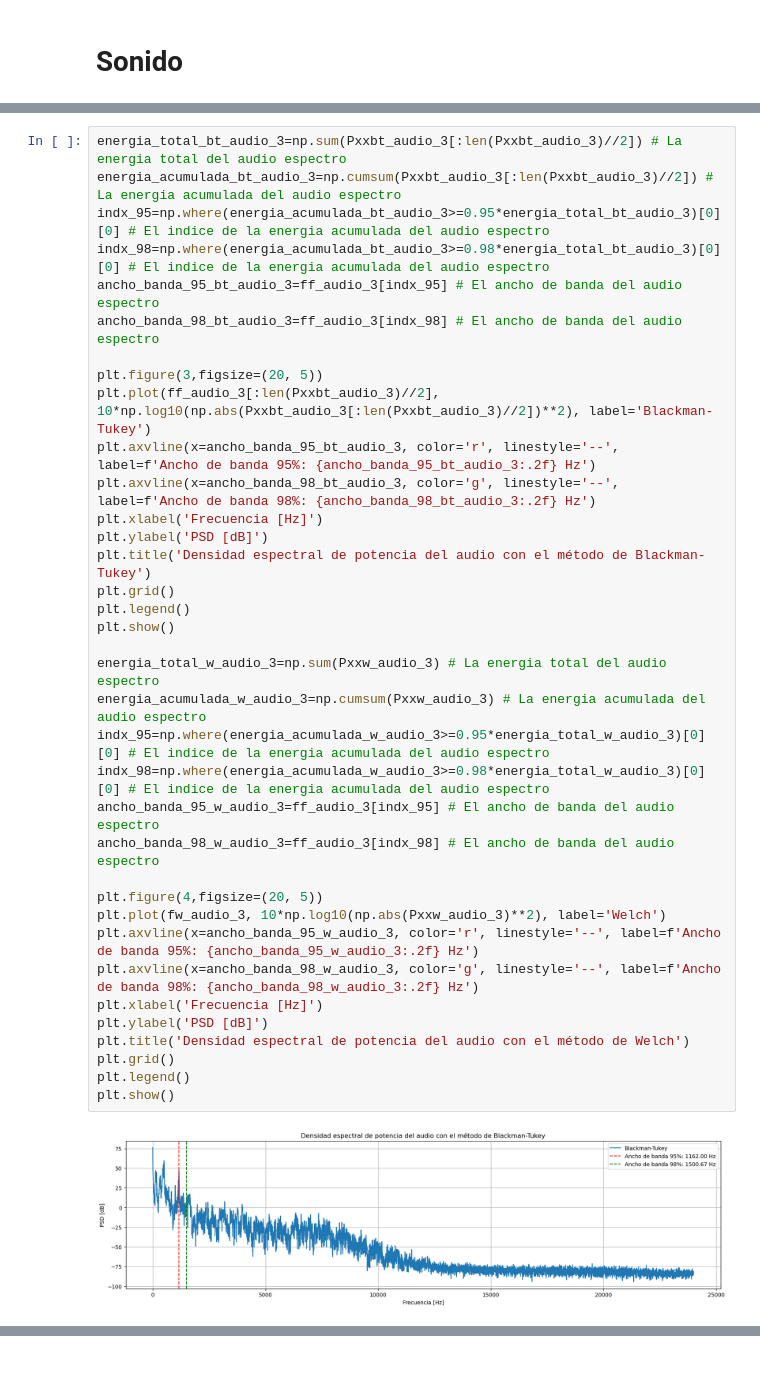
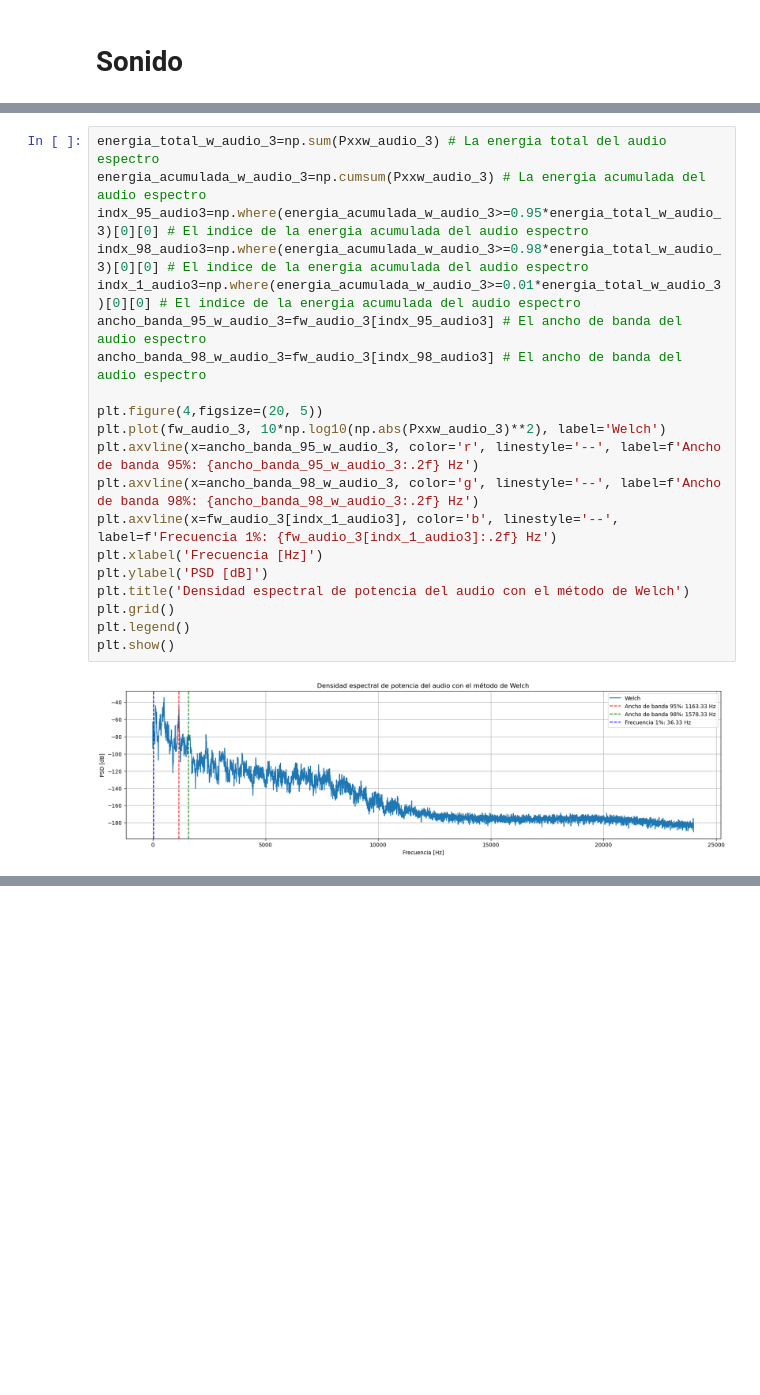
Before and after one commit to Joaquin11Sto/directorio_de_trabajo, a Jupyter notebook: TS5.ipynb, the cells around one changed output, grey strips where cells are left out. Drawn from its saved outputs; the diff is of its cells as text; blank space fills up the shorter version.

```diff
--- a/TS5.ipynb
+++ b/TS5.ipynb
@@ -431,38 +428,22 @@ plt.show()
 # %%
-energia_total_bt_audio_3=np.sum(Pxxbt_audio_3[:len(Pxxbt_audio_3)//2]) # La energia total del audio espectro
-energia_acumulada_bt_audio_3=np.cumsum(Pxxbt_audio_3[:len(Pxxbt_audio_3)//2]) # La energia acumulada del audio espectro
-indx_95=np.where(energia_acumulada_bt_audio_3>=0.95*energia_total_bt_audio_3)[0][0] # El indice de la energia acumulada del audio espectro
-indx_98=np.where(energia_acumulada_bt_audio_3>=0.98*energia_total_bt_audio_3)[0][0] # El indice de la energia acumulada del audio espectro
-ancho_banda_95_bt_audio_3=ff_audio_3[indx_95] # El ancho de banda del audio espectro
-ancho_banda_98_bt_audio_3=ff_audio_3[indx_98] # El ancho de banda del audio espectro
-
-plt.figure(3,figsize=(20, 5))
-plt.plot(ff_audio_3[:len(Pxxbt_audio_3)//2], 10*np.log10(np.abs(Pxxbt_audio_3[:len(Pxxbt_audio_3)//2])**2), label='Blackman-Tukey')
-plt.axvline(x=ancho_banda_95_bt_audio_3, color='r', linestyle='--', label=f'Ancho de banda 95%: {ancho_banda_95_bt_audio_3:.2f} Hz')
-plt.axvline(x=ancho_banda_98_bt_audio_3, color='g', linestyle='--', label=f'Ancho de banda 98%: {ancho_banda_98_bt_audio_3:.2f} Hz')
-plt.xlabel('Frecuencia [Hz]')
-plt.ylabel('PSD [dB]')
-plt.title('Densidad espectral de potencia del audio con el método de Blackman-Tukey')
-plt.grid()
-plt.legend()
-plt.show()
-
 energia_total_w_audio_3=np.sum(Pxxw_audio_3) # La energia total del audio espectro
 energia_acumulada_w_audio_3=np.cumsum(Pxxw_audio_3) # La energia acumulada del audio espectro
-indx_95=np.where(energia_acumulada_w_audio_3>=0.95*energia_total_w_audio_3)[0][0] # El indice de la energia acumulada del audio espectro
-indx_98=np.where(energia_acumulada_w_audio_3>=0.98*energia_total_w_audio_3)[0][0] # El indice de la energia acumulada del audio espectro
-ancho_banda_95_w_audio_3=ff_audio_3[indx_95] # El ancho de banda del audio espectro
-ancho_banda_98_w_audio_3=ff_audio_3[indx_98] # El ancho de banda del audio espectro
+indx_95_audio3=np.where(energia_acumulada_w_audio_3>=0.95*energia_total_w_audio_3)[0][0] # El indice de la energia acumulada del audio espectro
+indx_98_audio3=np.where(energia_acumulada_w_audio_3>=0.98*energia_total_w_audio_3)[0][0] # El indice de la energia acumulada del audio espectro
+indx_1_audio3=np.where(energia_acumulada_w_audio_3>=0.01*energia_total_w_audio_3)[0][0] # El indice de la energia acumulada del audio espectro
+ancho_banda_95_w_audio_3=fw_audio_3[indx_95_audio3] # El ancho de banda del audio espectro
+ancho_banda_98_w_audio_3=fw_audio_3[indx_98_audio3] # El ancho de banda del audio espectro
 
 plt.figure(4,figsize=(20, 5))
 plt.plot(fw_audio_3, 10*np.log10(np.abs(Pxxw_audio_3)**2), label='Welch')
 plt.axvline(x=ancho_banda_95_w_audio_3, color='r', linestyle='--', label=f'Ancho de banda 95%: {ancho_banda_95_w_audio_3:.2f} Hz')
 plt.axvline(x=ancho_banda_98_w_audio_3, color='g', linestyle='--', label=f'Ancho de banda 98%: {ancho_banda_98_w_audio_3:.2f} Hz')
+plt.axvline(x=fw_audio_3[indx_1_audio3], color='b', linestyle='--', label=f'Frecuencia 1%: {fw_audio_3[indx_1_audio3]:.2f} Hz')
 plt.xlabel('Frecuencia [Hz]')
 plt.ylabel('PSD [dB]')
 plt.title('Densidad espectral de potencia del audio con el método de Welch')
 plt.grid()
 plt.legend()
 plt.show()
 # %% [output]
-[figure, old version]
+[figure, new version]
```
Also changed, not shown: parts of 28 cells of this notebook, 7 other files.
